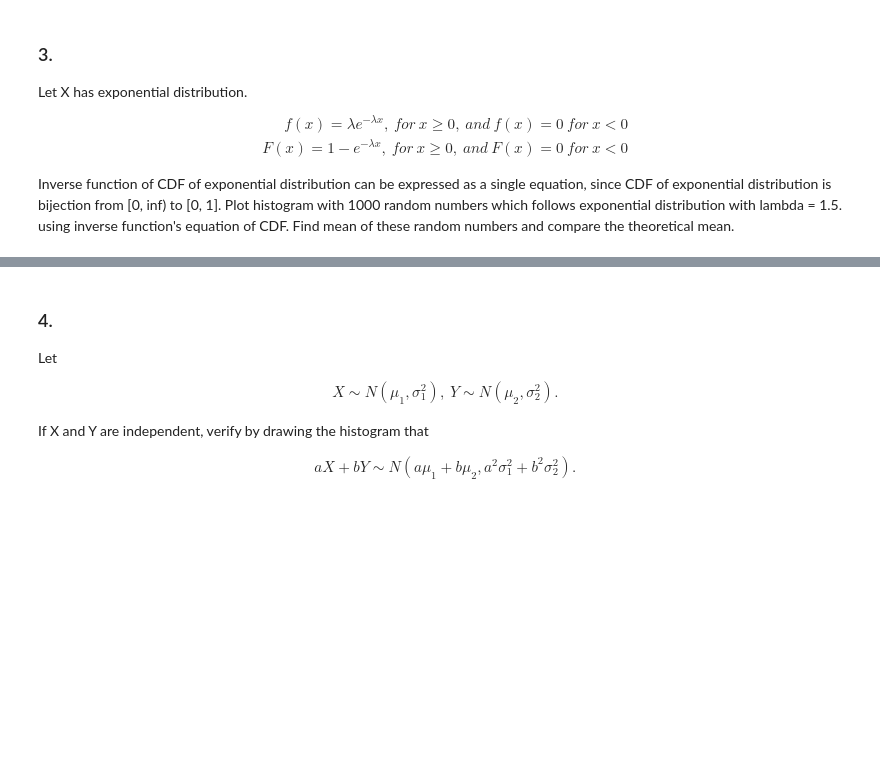
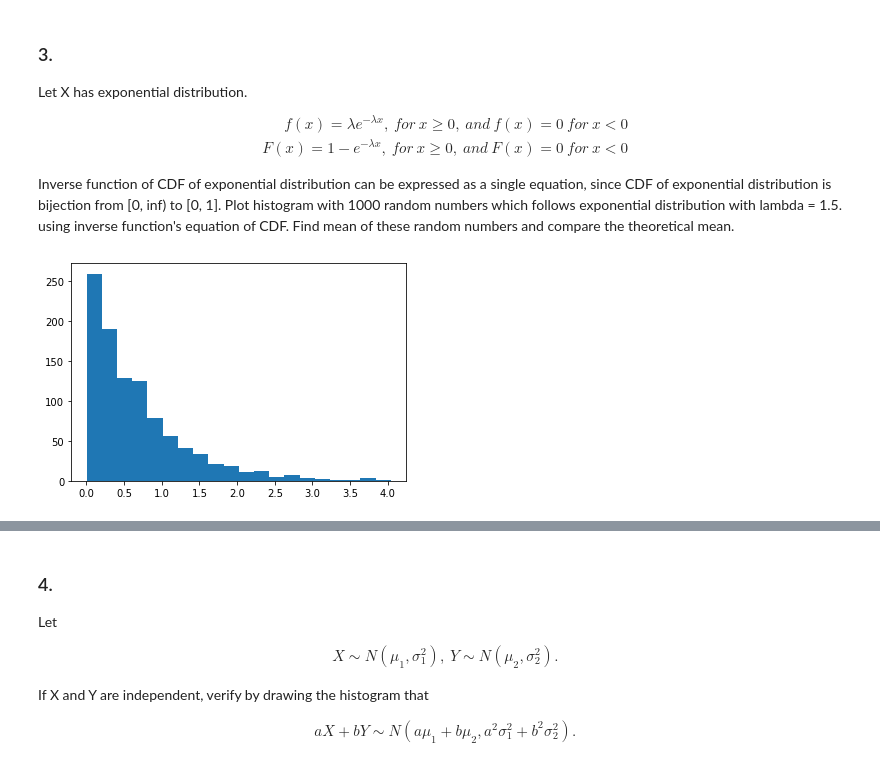
Before and after one commit to zzwon1212/TA_SDAclass, a Jupyter notebook: HW2_solution.ipynb, the cells around one changed output, grey strips where cells are left out. Saved outputs shown, nothing was run; the diff lists cells and outputs as text; code cells hidden in the pictures; blank space fills up the shorter version.

```diff
--- a/HW2_solution.ipynb
+++ b/HW2_solution.ipynb
@@ -70,4 +70,10 @@ def inverse_cdf(q):
     for i in x:
         if 1 - np.exp(-1.5 * i) >= q:
             return i
+# %%
+rand_num = [inverse_cdf(random.uniform(0, 1)) for i in range(1000)]
+
+_ = plt.hist(rand_num, bins=20)
+# %% [output]
+[figure, added]
 # %%
```
Also changed, not shown: parts of 4 cells of this notebook.
